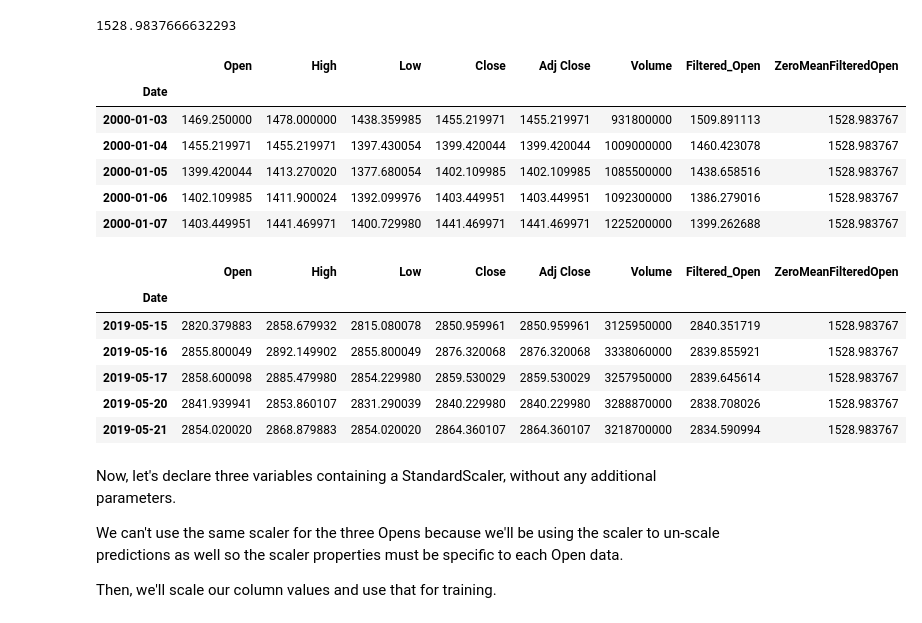
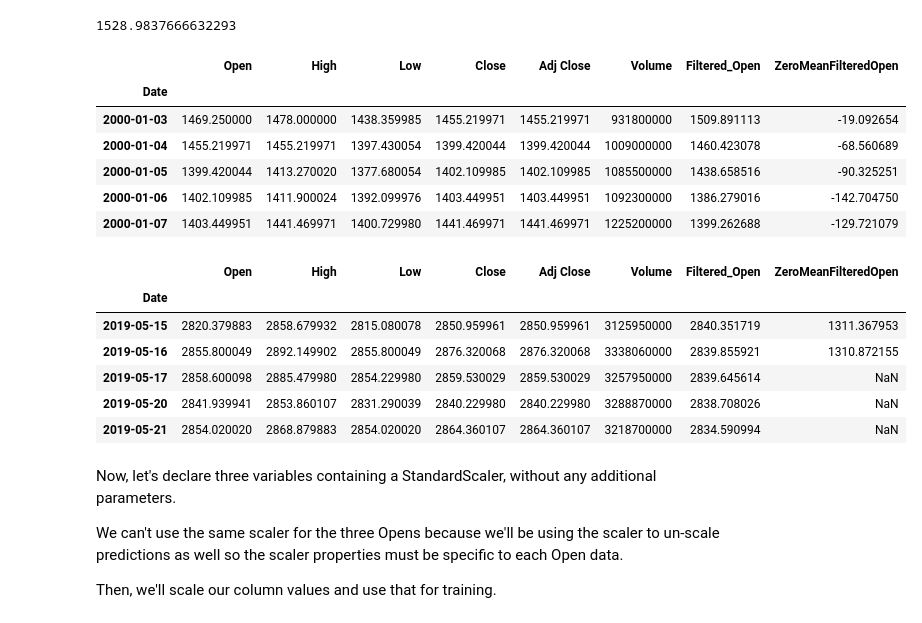
Before and after one commit to daanishrasheed/finance-stocks-LSTM, a Jupyter notebook: LSTM_model.ipynb, the cells around one changed output. Cells and saved outputs as stored; diff of their text form; code cells hidden in the pictures.

Commit message:
update dataframe

```diff
--- a/LSTM_model.ipynb
+++ b/LSTM_model.ipynb
@@ -33,27 +33,27 @@ df_mean
 # %% [output]
 1528.9837666632293
 # %%
-df_train['ZeroMeanFilteredOpen'] = df_mean
+df_train['ZeroMeanFilteredOpen'] = df_train['Filtered_Open'] - df_mean
 df_train.head()
 # %% [output]
 |  | Open | High | Low | Close | Adj Close | Volume | Filtered_Open | ZeroMeanFilteredOpen |
 | Date |  |  |  |  |  |  |  |  |
-| 2000-01-03 | 1469.250000 | 1478.000000 | 1438.359985 | 1455.219971 | 1455.219971 | 931800000 | 1509.891113 | 1528.983767 |
-| 2000-01-04 | 1455.219971 | 1455.219971 | 1397.430054 | 1399.420044 | 1399.420044 | 1009000000 | 1460.423078 | 1528.983767 |
-| 2000-01-05 | 1399.420044 | 1413.270020 | 1377.680054 | 1402.109985 | 1402.109985 | 1085500000 | 1438.658516 | 1528.983767 |
-| 2000-01-06 | 1402.109985 | 1411.900024 | 1392.099976 | 1403.449951 | 1403.449951 | 1092300000 | 1386.279016 | 1528.983767 |
-| 2000-01-07 | 1403.449951 | 1441.469971 | 1400.729980 | 1441.469971 | 1441.469971 | 1225200000 | 1399.262688 | 1528.983767 |
+| 2000-01-03 | 1469.250000 | 1478.000000 | 1438.359985 | 1455.219971 | 1455.219971 | 931800000 | 1509.891113 | -19.092654 |
+| 2000-01-04 | 1455.219971 | 1455.219971 | 1397.430054 | 1399.420044 | 1399.420044 | 1009000000 | 1460.423078 | -68.560689 |
+| 2000-01-05 | 1399.420044 | 1413.270020 | 1377.680054 | 1402.109985 | 1402.109985 | 1085500000 | 1438.658516 | -90.325251 |
+| 2000-01-06 | 1402.109985 | 1411.900024 | 1392.099976 | 1403.449951 | 1403.449951 | 1092300000 | 1386.279016 | -142.704750 |
+| 2000-01-07 | 1403.449951 | 1441.469971 | 1400.729980 | 1441.469971 | 1441.469971 | 1225200000 | 1399.262688 | -129.721079 |
 # %%
-df_test['ZeroMeanFilteredOpen'] = df_mean
+df_test['ZeroMeanFilteredOpen'] = df_train['Filtered_Open'] - df_mean
 df_test.head()
 # %% [output]
 |  | Open | High | Low | Close | Adj Close | Volume | Filtered_Open | ZeroMeanFilteredOpen |
 | Date |  |  |  |  |  |  |  |  |
-| 2019-05-15 | 2820.379883 | 2858.679932 | 2815.080078 | 2850.959961 | 2850.959961 | 3125950000 | 2840.351719 | 1528.983767 |
-| 2019-05-16 | 2855.800049 | 2892.149902 | 2855.800049 | 2876.320068 | 2876.320068 | 3338060000 | 2839.855921 | 1528.983767 |
-| 2019-05-17 | 2858.600098 | 2885.479980 | 2854.229980 | 2859.530029 | 2859.530029 | 3257950000 | 2839.645614 | 1528.983767 |
-| 2019-05-20 | 2841.939941 | 2853.860107 | 2831.290039 | 2840.229980 | 2840.229980 | 3288870000 | 2838.708026 | 1528.983767 |
-| 2019-05-21 | 2854.020020 | 2868.879883 | 2854.020020 | 2864.360107 | 2864.360107 | 3218700000 | 2834.590994 | 1528.983767 |
+| 2019-05-15 | 2820.379883 | 2858.679932 | 2815.080078 | 2850.959961 | 2850.959961 | 3125950000 | 2840.351719 | 1311.367953 |
+| 2019-05-16 | 2855.800049 | 2892.149902 | 2855.800049 | 2876.320068 | 2876.320068 | 3338060000 | 2839.855921 | 1310.872155 |
+| 2019-05-17 | 2858.600098 | 2885.479980 | 2854.229980 | 2859.530029 | 2859.530029 | 3257950000 | 2839.645614 | NaN |
+| 2019-05-20 | 2841.939941 | 2853.860107 | 2831.290039 | 2840.229980 | 2840.229980 | 3288870000 | 2838.708026 | NaN |
+| 2019-05-21 | 2854.020020 | 2868.879883 | 2854.020020 | 2864.360107 | 2864.360107 | 3218700000 | 2834.590994 | NaN |
 # %% [markdown]
 Now, let's declare three variables containing a StandardScaler, without any additional parameters.
 
```
Also changed, not shown: parts of 3 cells of this notebook.
